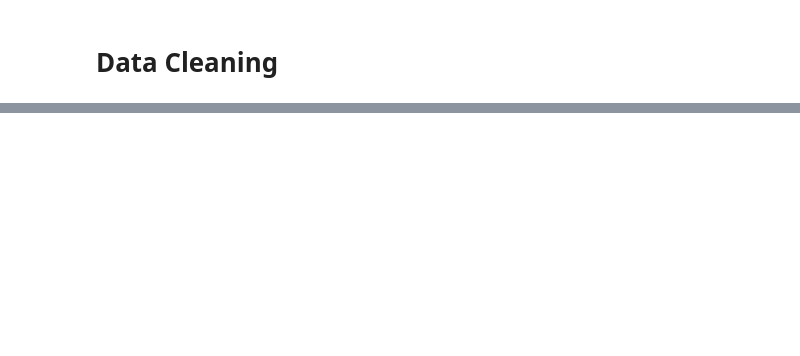
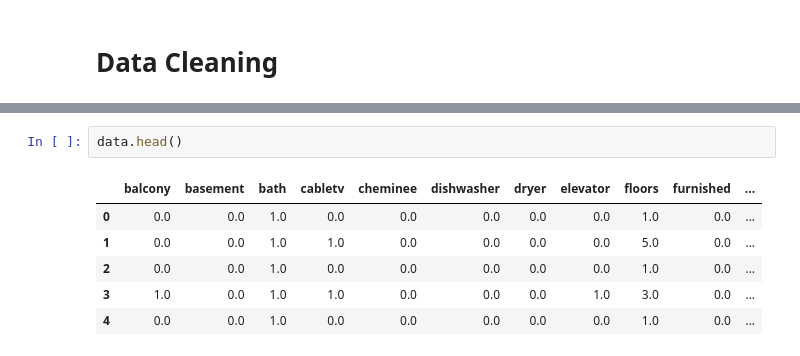
Before and after one commit to mooorice/swissrents, a Jupyter notebook: data_exploration_cleaning.ipynb, the cells around one changed output, grey strips where cells are left out. Drawn from its saved outputs; the diff is of its cells as text; blank space fills up the shorter version.

```diff
--- a/data_exploration_cleaning.ipynb
+++ b/data_exploration_cleaning.ipynb
@@ -151,0 +218,9 @@ KeyError: 'appartments'
+# %%
+data.head()
+# %% [output]
+|  | balcony | basement | bath | cabletv | cheminee | dishwasher | dryer | elevator | floors | furnished | ... |
+| 0 | 0.0 | 0.0 | 1.0 | 0.0 | 0.0 | 0.0 | 0.0 | 0.0 | 1.0 | 0.0 | ... |
+| 1 | 0.0 | 0.0 | 1.0 | 1.0 | 0.0 | 0.0 | 0.0 | 0.0 | 5.0 | 0.0 | ... |
+| 2 | 0.0 | 0.0 | 1.0 | 0.0 | 0.0 | 0.0 | 0.0 | 0.0 | 1.0 | 0.0 | ... |
+| 3 | 1.0 | 0.0 | 1.0 | 1.0 | 0.0 | 0.0 | 0.0 | 1.0 | 3.0 | 0.0 | ... |
+| 4 | 0.0 | 0.0 | 1.0 | 0.0 | 0.0 | 0.0 | 0.0 | 0.0 | 1.0 | 0.0 | ... |
```
Also changed, not shown: parts of 27 cells of this notebook, 1 other file.
